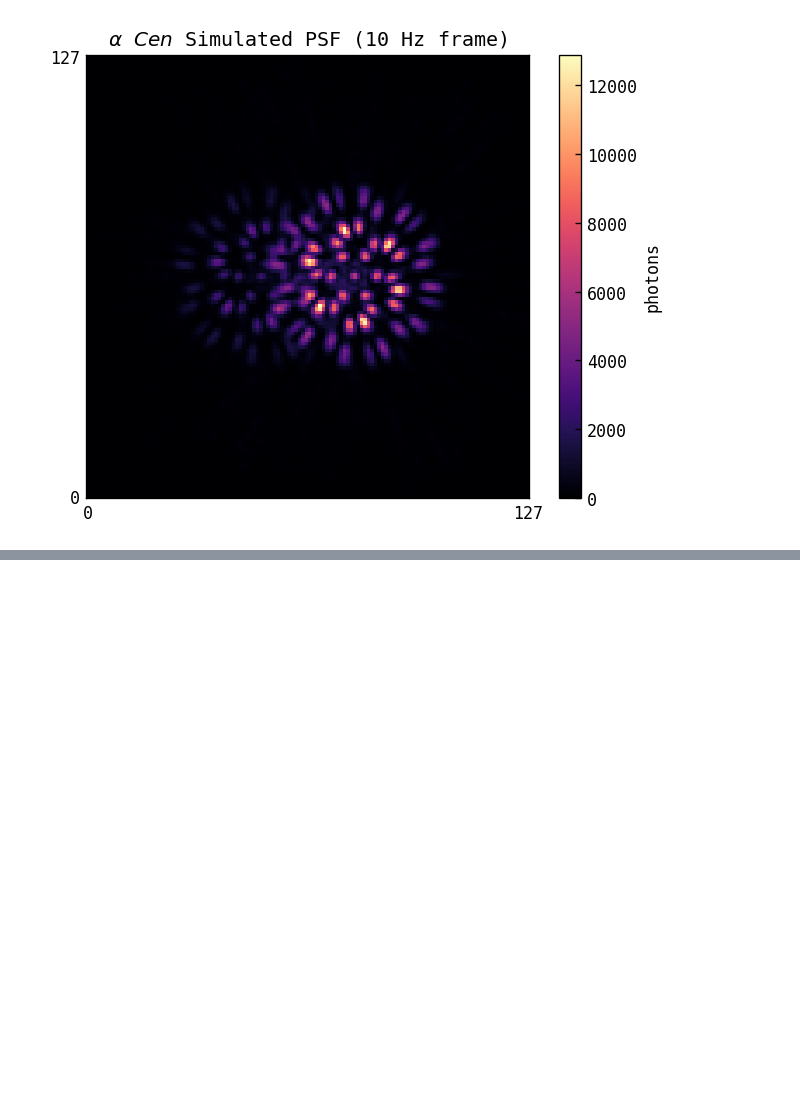
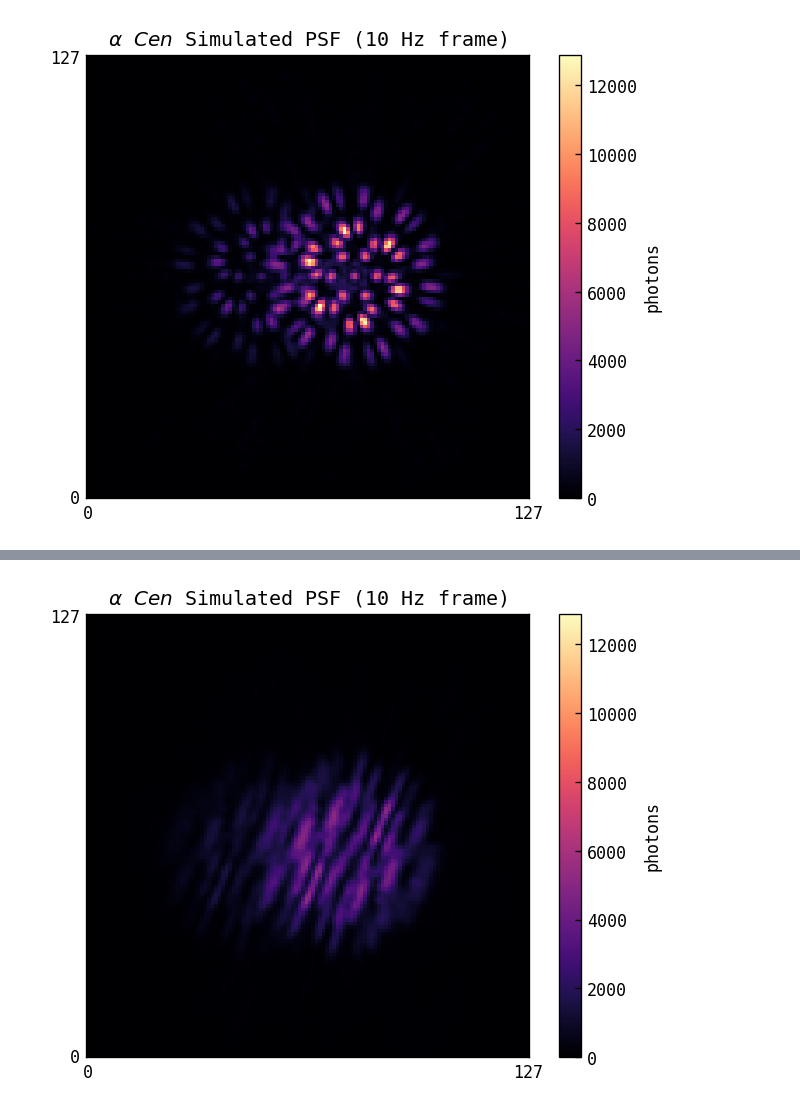
Before and after one commit to maxecharles/toliman-phd, a Jupyter notebook: main.ipynb, the cells around one changed output, grey strips where cells are left out. Cells and saved outputs as stored; diff of their text form; code cells hidden in the pictures; blank space fills up the shorter version.

```diff
--- a/main.ipynb
+++ b/main.ipynb
@@ -16,7 +16,7 @@ plt.rcParams['figure.dpi'] = 120
 plt.rcParams['xtick.direction'] = 'in'
 plt.rcParams['ytick.direction'] = 'in'
 # %%
-obj = AlfCen(seed=0)
+obj = Psf(seed=0)
 obj.pa = 90
 obj.sep = 10
 obj.flux = 6.152e7 / 10 / 2  # AVERAGE flux of the two stars per frame
@@ -69,11 +70,16 @@ plt.imshow(np.asarray(kernel), cmap='Greys')
 # %%
-jit_PSF = obj.LinearJitter(PSF)
+from scipy.signal import convolve2d
+PSF_sum = np.sum(PSF)
+jit_PSF = convolve2d(PSF, kernel, mode='same')
+jit_PSF = jit_PSF / np.sum(jit_PSF) * PSF_sum
 
 fig, ax1 = plt.subplots()
-c = ax1.imshow(jit_PSF, cmap='magma')
+c = ax1.imshow(jit_PSF, cmap='magma', vmin=0, vmax=PSF.max())
 ax1.set(title=r'$\alpha$ $Cen$ Simulated PSF (10 Hz frame)',
         xticks=[0, PSF.shape[0] - 1],
         yticks=[0, PSF.shape[1] - 1],
         )
 fig.colorbar(c, ax=ax1, label ='photons')
 plt.show()
+# %% [output]
+[figure, added]
```
Also changed, not shown: parts of 3 cells of this notebook, 1 other file.
